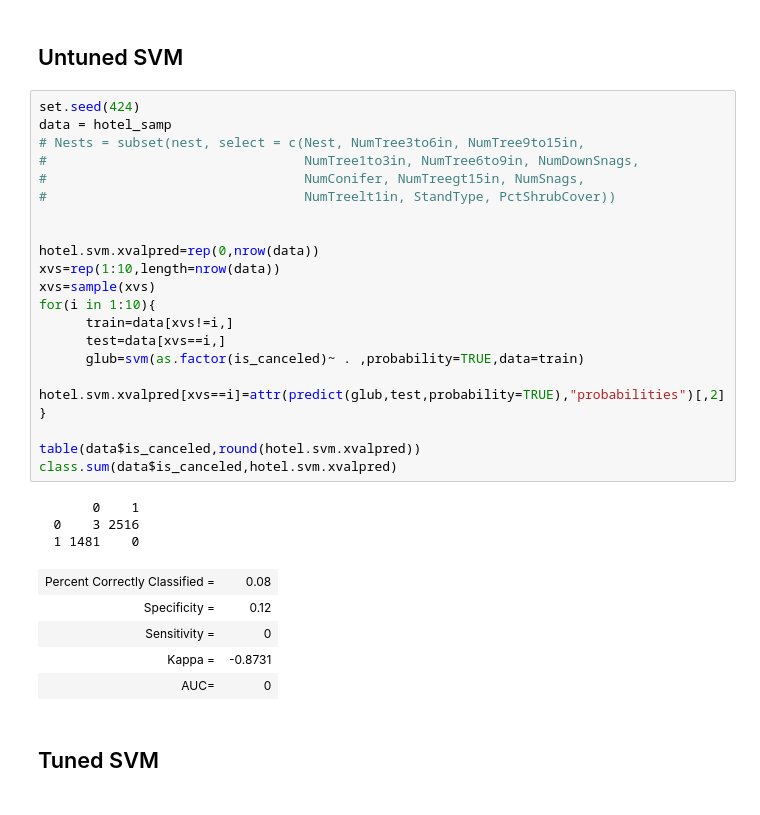
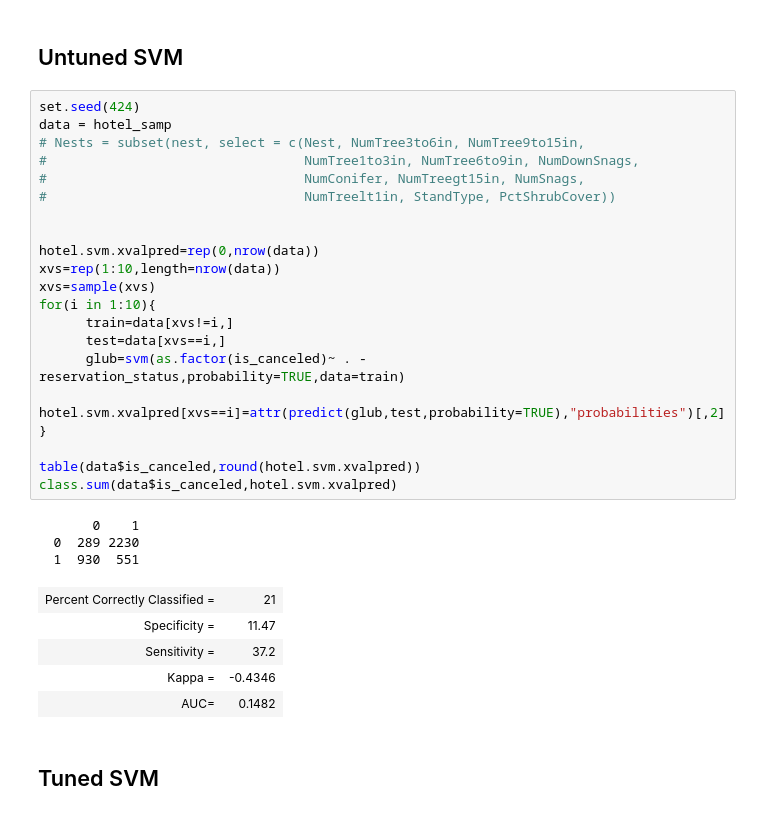
Before and after one commit to michael-huber2772/STAT5650_Final_Project, a Jupyter notebook: Michael/Scratch5.ipynb, the cells around one changed output. Cells and saved outputs as stored; diff of their text form.

```diff
--- a/Michael/Scratch5.ipynb
+++ b/Michael/Scratch5.ipynb
@@ -138,33 +138,33 @@ str(hotel_samp)
 # %%
 set.seed(424)
 data = hotel_samp
 # Nests = subset(nest, select = c(Nest, NumTree3to6in, NumTree9to15in,
 #                                 NumTree1to3in, NumTree6to9in, NumDownSnags,
 #                                 NumConifer, NumTreegt15in, NumSnags,
 #                                 NumTreelt1in, StandType, PctShrubCover))
 
 
 hotel.svm.xvalpred=rep(0,nrow(data))
 xvs=rep(1:10,length=nrow(data))
 xvs=sample(xvs)
 for(i in 1:10){
       train=data[xvs!=i,]
       test=data[xvs==i,]
-      glub=svm(as.factor(is_canceled)~ . ,probability=TRUE,data=train)
+      glub=svm(as.factor(is_canceled)~ . - reservation_status,probability=TRUE,data=train)
       hotel.svm.xvalpred[xvs==i]=attr(predict(glub,test,probability=TRUE),"probabilities")[,2]
 }
 
 table(data$is_canceled,round(hotel.svm.xvalpred))
 class.sum(data$is_canceled,hotel.svm.xvalpred)
 # %% [output]
        0    1
-  0    3 2516
-  1 1481    0
+  0  289 2230
+  1  930  551
-| Percent Correctly Classified = | 0.08 |
-| Specificity = | 0.12 |
-| Sensitivity = | 0 |
-| Kappa = | -0.8731 |
-| AUC= | 0 |
+| Percent Correctly Classified = | 21 |
+| Specificity = | 11.47 |
+| Sensitivity = | 37.2 |
+| Kappa = | -0.4346 |
+| AUC= | 0.1482 |
 # %% [markdown]
 ## Tuned SVM
 # %% [markdown]
```
Also changed, not shown: parts of 3 cells of this notebook, 9 other files.
